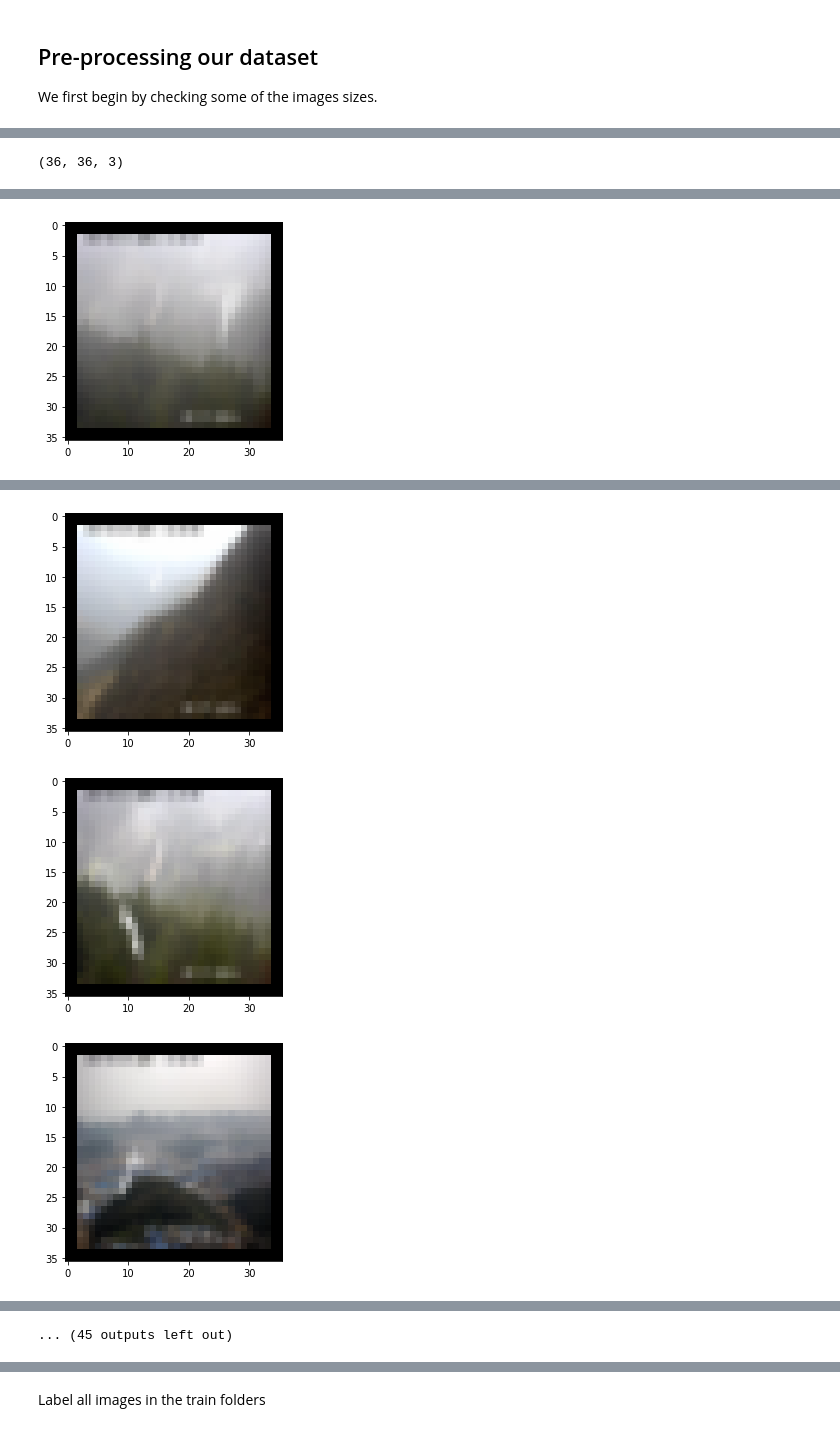
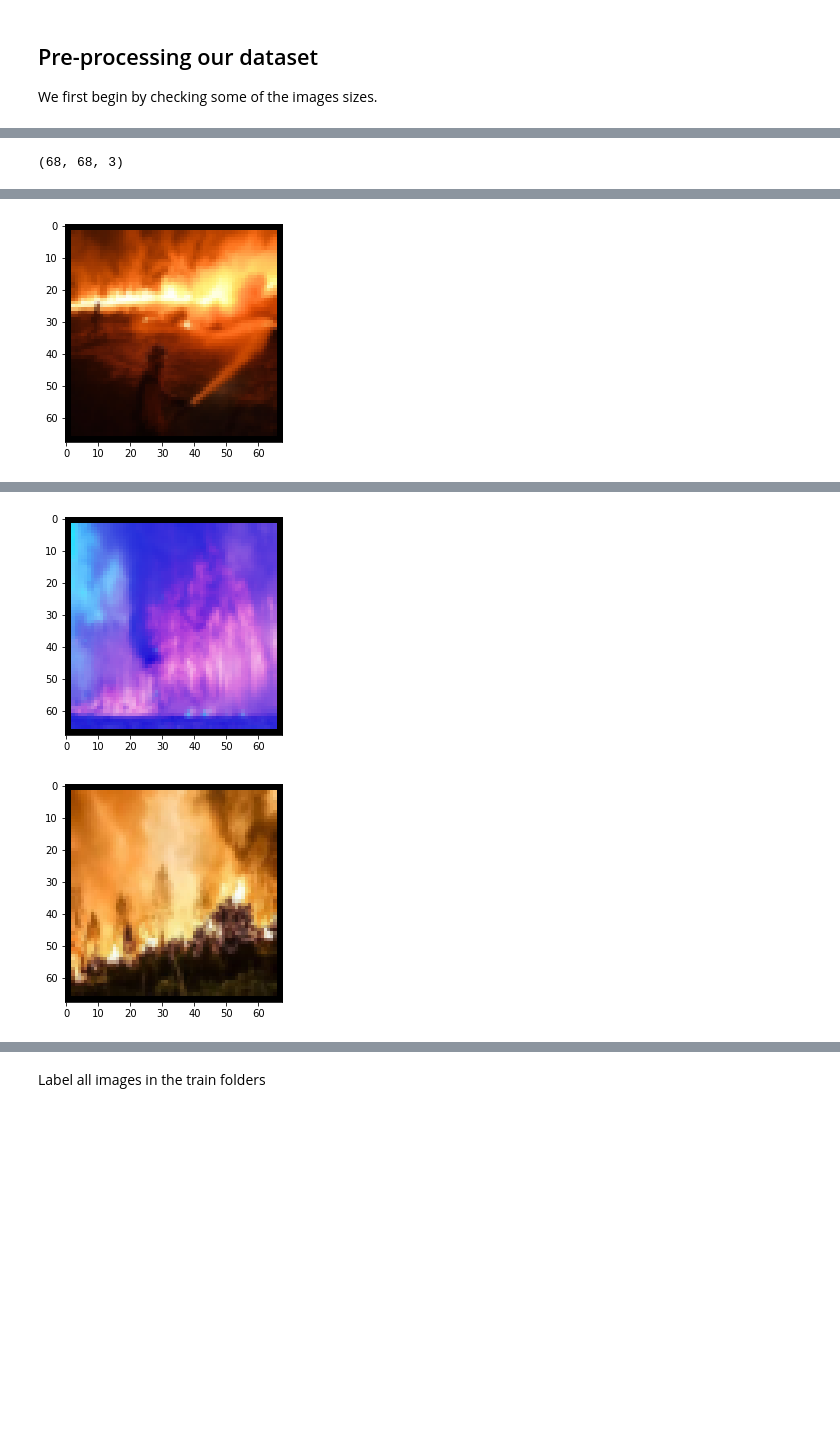
Before and after one commit to KoraySali/Dissertation_Archive, a Jupyter notebook: Dissertation_Wildfire_Detection.ipynb, the cells around one changed output, grey strips where cells are left out. Saved outputs shown, nothing was run; the diff lists cells and outputs as text; code cells hidden in the pictures; blank space fills up the shorter version.

```diff
--- a/Dissertation_Wildfire_Detection.ipynb
+++ b/Dissertation_Wildfire_Detection.ipynb
@@ -15,11 +13,11 @@ The runtime of this file will be GPU as a CPU runtime took a lot longer to perfo
 
 An important step in this file is to link it to our Google Drive allowing for usability of the drive folder for uploading and downloading various files/folders.
 # %%
-from google.colab import drive
-drive.mount('/content/drive')
+# from google.colab import drive
+# drive.mount('/content/drive')
 
 
-import os
-os.chdir('/content/drive/My Drive/Dissertation')
-folder = os.path.join('/content/drive/Dissertation')
-!ls
+# import os
+# os.chdir('/content/drive/My Drive/Dissertation')
+# folder = os.path.join('/content/drive/Dissertation')
+# !ls
@@ -51,17 +46,15 @@ import shutil
 
 We first begin by checking some of the images sizes.
 # %%
-import random
-
 def select_random_images(folder, num_images):
     all_images = os.listdir(folder)
     selected_images = random.sample(all_images, num_images)
     return selected_images
 
-num_images = 50 # Number of images you want to select
-train_fire_images = select_random_images("/content/drive/My Drive/Dissertation/main_dataset/train_fire", num_images)
-train_smoke_images = select_random_images("/content/drive/My Drive/Dissertation/main_dataset/train_smoke", num_images)
-train_nofire_nosmoke_images = select_random_images("/content/drive/My Drive/Dissertation/main_dataset/train_nofire_nosmoke", num_images)
+num_images = 5 # Number of images you want to select
+train_fire_images = select_random_images("/Users/koray/Downloads/Artefact/main_dataset/train_fire", num_images)
+train_smoke_images = select_random_images("/Users/koray/Downloads/Artefact/main_dataset/train_smoke", num_images)
+train_nofire_nosmoke_images = select_random_images("/Users/koray/Downloads/Artefact/main_dataset/train_nofire_nosmoke", num_images)
 # %%
 train_fire_images
 # %% [output]
@@ -85,6 +66,6 @@ train_fire_images
 # %%
 # Example image path
-image_path = os.path.join("/content/drive/My Drive/Dissertation/main_dataset/train_fire", train_fire_images[3])
+image_path = os.path.join("/Users/koray/Downloads/Artefact/main_dataset/train_fire", train_fire_images[3])
 
 # Read the image
 img = io.imread(image_path)
@@ -95,7 +76,4 @@ print(img_shape)
 # %%
-from skimage import io, transform
-
-
 def preprocess_images(images, folder, size=(64, 64, 3), padding=2):
     processed_images = []
     for image in images:
@@ -107,15 +85,15 @@ def preprocess_images(images, folder, size=(64, 64, 3), padding=2):
       processed_images.append(img)
     return np.array(processed_images)
 
-preprocessed_train_fire_images = preprocess_images(train_fire_images, "/content/drive/My Drive/Dissertation/main_dataset/train_fire")
-preprocessed_train_smoke_images = preprocess_images(train_smoke_images, "/content/drive/My Drive/Dissertation/main_dataset/train_smoke")
-preprocessed_train_nofire_nosmoke_images = preprocess_images(train_nofire_nosmoke_images, "/content/drive/My Drive/Dissertation/main_dataset/train_nofire_nosmoke")
+preprocessed_train_fire_images = preprocess_images(train_fire_images, "/Users/koray/Downloads/Artefact/main_dataset/train_fire")
+preprocessed_train_smoke_images = preprocess_images(train_smoke_images, "/Users/koray/Downloads/Artefact/main_dataset/train_smoke")
+preprocessed_train_nofire_nosmoke_images = preprocess_images(train_nofire_nosmoke_images, "/Users/koray/Downloads/Artefact/main_dataset/train_nofire_nosmoke")
 # %%
-preprocessed_train_smoke_images[10].shape
+preprocessed_train_smoke_images[1].shape
 # %% [output]
-(36, 36, 3)
+(68, 68, 3)
 # %%
-for image in preprocessed_train_smoke_images:
+for image in preprocessed_train_fire_images:
     plt.imshow(image)
     plt.show()
 # %% [output]
@@ -125 +102 @@ WARNING:matplotlib.image:Clipping input data to the valid range for imshow with
-[figure, old version]
+[figure, new version]
@@ -127,3 +103,2 @@ WARNING:matplotlib.image:Clipping input data to the valid range for imshow with
-[figure, old version]
+[figure, new version]
-[figure, old version]
+[figure, new version]
-[figure, removed]
@@ -134,2 +105 @@ WARNING:matplotlib.image:Clipping input data to the valid range for imshow with
-... (45 outputs left out)
 # %%
```
Also changed, not shown: parts of 30 cells of this notebook.
